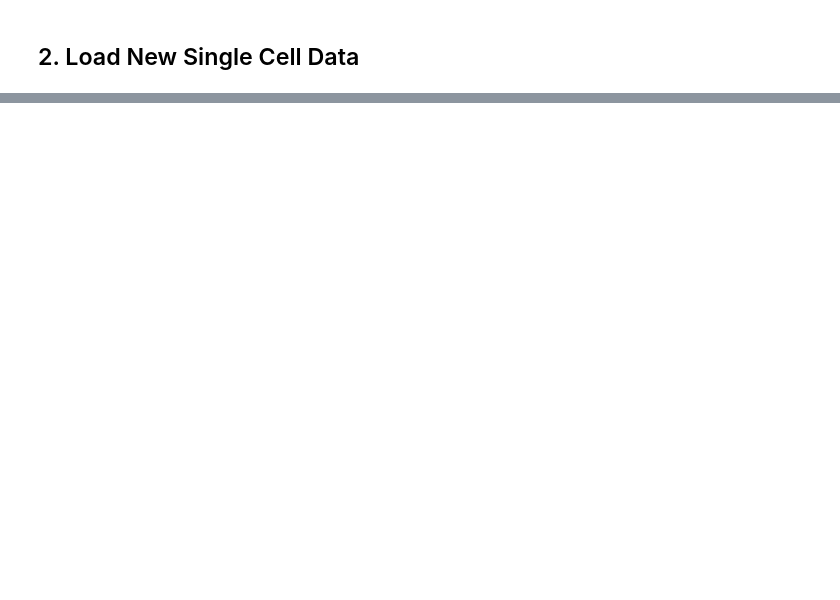
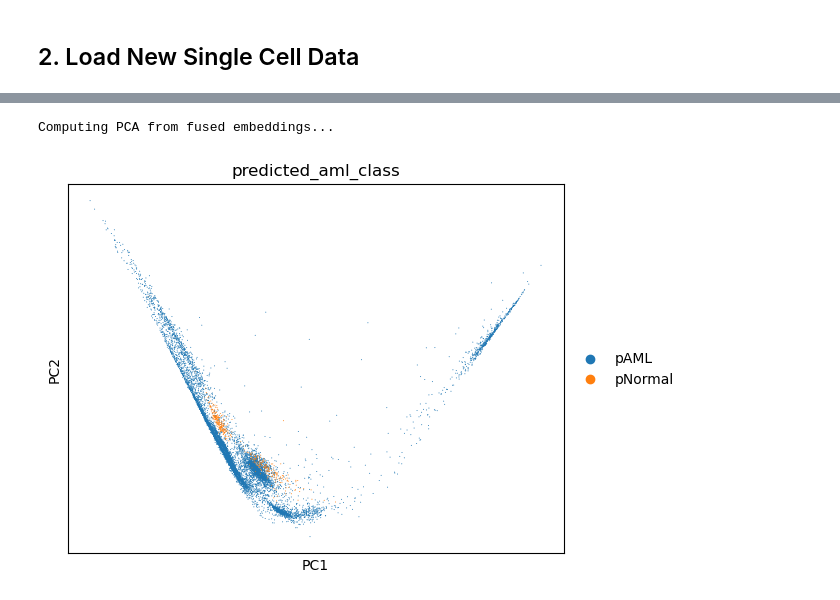
Before and after one commit to SreeSatyaGit/DeepOMAPNet, a Jupyter notebook: Tutorials/Test.ipynb, the cells around one changed output, grey strips where cells are left out. Drawn from its saved outputs; the diff is of its cells as text; code cells hidden in the pictures; blank space fills up the shorter version.

```diff
--- a/Tutorials/Test.ipynb
+++ b/Tutorials/Test.ipynb
@@ -975,0 +433,18 @@ accuracy_report = generate_accuracy_report(
+# %%
+# Compute PCA using fused embeddings
+print("Computing PCA from fused embeddings...")
+
+# Store original embeddings
+fused_embeddings = predictions.obsm['X_fused_embeddings'].copy()
+
+# Compute PCA using scanpy
+sc.pp.pca(predictions, n_comps=50, use_highly_variable=False)
+
+sc.pl.pca(
+    predictions,
+    color=["predicted_aml_class"],
+    size=2,
+)
+# %% [output]
+Computing PCA from fused embeddings...
+[figure, added]
```
Also changed, not shown: parts of 39 cells of this notebook, 5 other files.
